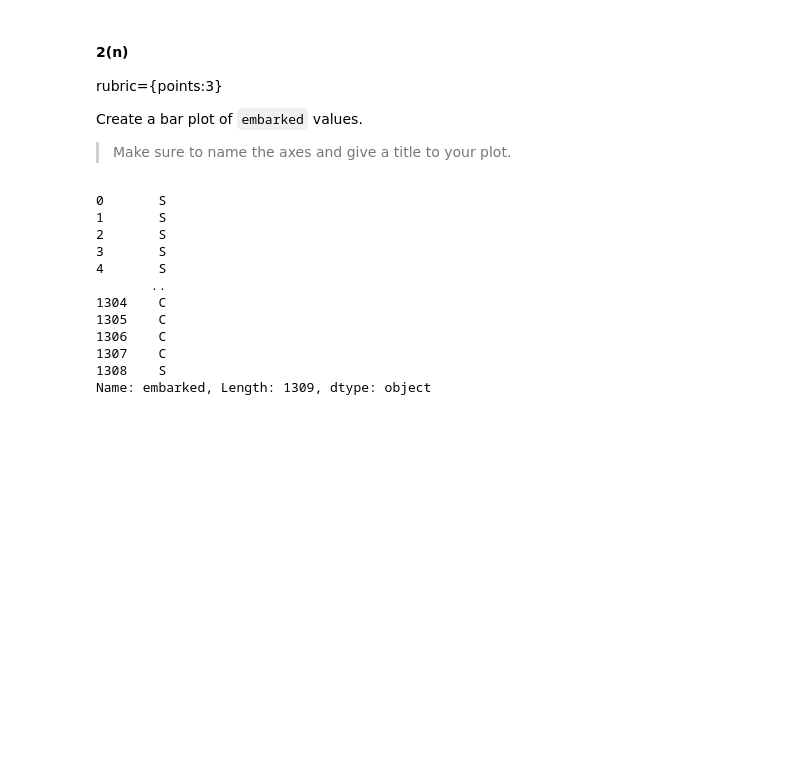
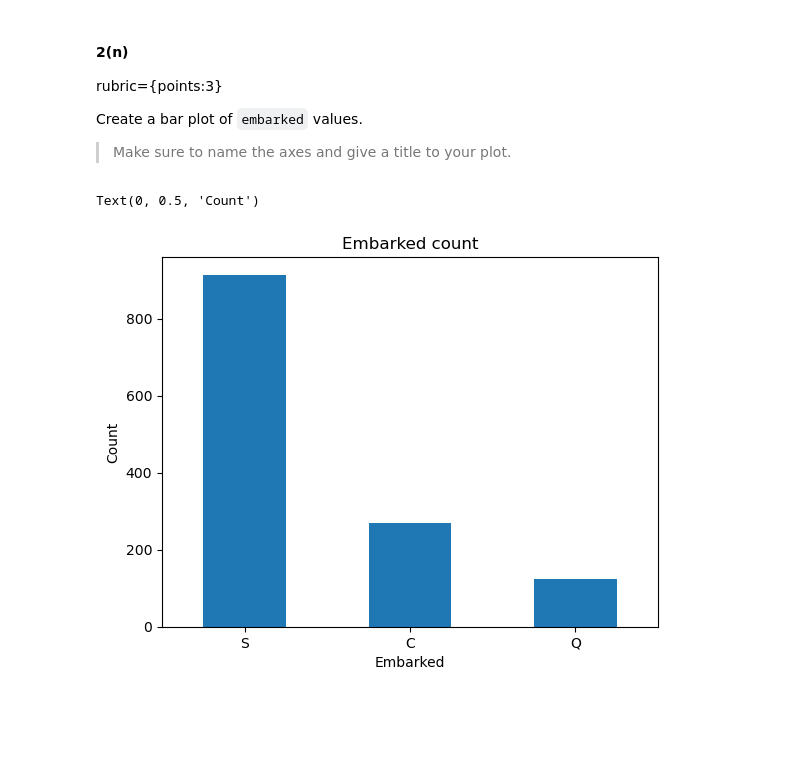
Before and after one commit to kennyjhcheng/cpsc330-2022W2, a Jupyter notebook: hw/hw1/hw1.ipynb, the cells around one changed output. Saved outputs shown, nothing was run; the diff lists cells and outputs as text; code cells hidden in the pictures; blank space fills up the shorter version.

```diff
--- a/hw/hw1/hw1.ipynb
+++ b/hw/hw1/hw1.ipynb
@@ -330,21 +352,14 @@ rubric={points:3}
 Create a bar plot of `embarked` values.
 
 > Make sure to name the axes and give a title to your plot.
-# %%
-plt.bar(index=titanic_df['embarked'].unique()
-# %% [output]
-0       S
-1       S
-2       S
-3       S
-4       S
-       ..
-1304    C
-1305    C
-1306    C
-1307    C
-1308    S
-Name: embarked, Length: 1309, dtype: object
+# %%
+embarked_bar = titanic_df['embarked'].value_counts().plot(kind='bar',
+                                           title='Embarked count', rot=0)
+embarked_bar.set_xlabel('Embarked')
+embarked_bar.set_ylabel('Count')
+# %% [output]
+Text(0, 0.5, 'Count')
+[figure, added]
 # %% [markdown]
 <br><br>
 # %% [markdown]
```
Also changed, not shown: parts of 7 cells of this notebook.
